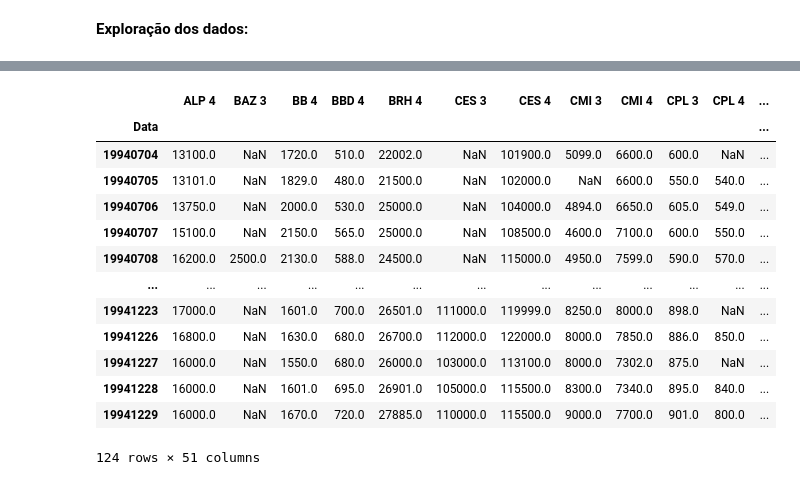
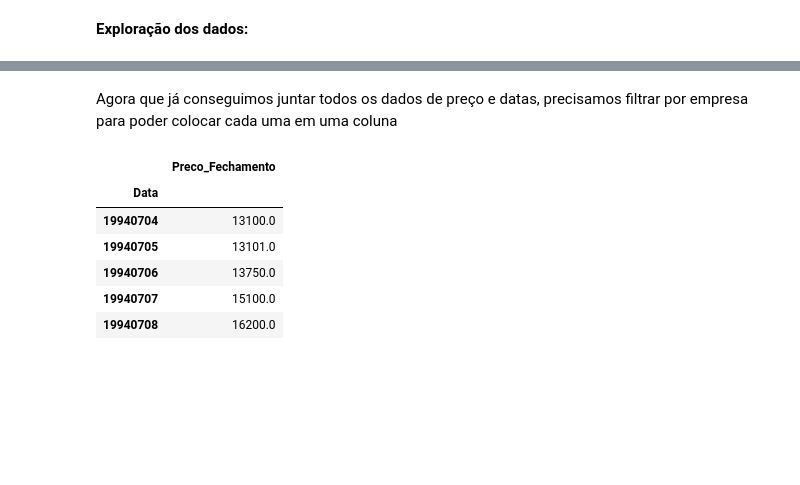
Before and after one commit to deboraaires/analise_Ibovespa, a Jupyter notebook: Análise_do_IBOVESPA.ipynb, the cells around one changed output, grey strips where cells are left out. Saved outputs shown, nothing was run; the diff lists cells and outputs as text; code cells hidden in the pictures; blank space fills up the shorter version.

```diff
--- a/Análise_do_IBOVESPA.ipynb
+++ b/Análise_do_IBOVESPA.ipynb
@@ -951,20 +941,13 @@ B3_1994_Empresas_Preco.loc['ALP 4']
-# %%
-frames = [B3_1994_Empresas_Preco.loc[c] for c in Empresas]
-Precos_1994 = pd.concat(frames, axis=1, sort=False)
-Precos_1994.columns = Empresas
-Precos_1994
-# %% [output]
-|  | ALP 4 | BAZ 3 | BB 4 | BBD 4 | BRH 4 | CES 3 | CES 4 | CMI 3 | CMI 4 | CPL 3 | CPL 4 | ... |
-| Data |  |  |  |  |  |  |  |  |  |  |  | ... |
-| 19940704 | 13100.0 | NaN | 1720.0 | 510.0 | 22002.0 | NaN | 101900.0 | 5099.0 | 6600.0 | 600.0 | NaN | ... |
-| 19940705 | 13101.0 | NaN | 1829.0 | 480.0 | 21500.0 | NaN | 102000.0 | NaN | 6600.0 | 550.0 | 540.0 | ... |
-| 19940706 | 13750.0 | NaN | 2000.0 | 530.0 | 25000.0 | NaN | 104000.0 | 4894.0 | 6650.0 | 605.0 | 549.0 | ... |
-| 19940707 | 15100.0 | NaN | 2150.0 | 565.0 | 25000.0 | NaN | 108500.0 | 4600.0 | 7100.0 | 600.0 | 550.0 | ... |
-| 19940708 | 16200.0 | 2500.0 | 2130.0 | 588.0 | 24500.0 | NaN | 115000.0 | 4950.0 | 7599.0 | 590.0 | 570.0 | ... |
-| ... | ... | ... | ... | ... | ... | ... | ... | ... | ... | ... | ... | ... |
-| 19941223 | 17000.0 | NaN | 1601.0 | 700.0 | 26501.0 | 111000.0 | 119999.0 | 8250.0 | 8000.0 | 898.0 | NaN | ... |
-| 19941226 | 16800.0 | NaN | 1630.0 | 680.0 | 26700.0 | 112000.0 | 122000.0 | 8000.0 | 7850.0 | 886.0 | 850.0 | ... |
-| 19941227 | 16000.0 | NaN | 1550.0 | 680.0 | 26000.0 | 103000.0 | 113100.0 | 8000.0 | 7302.0 | 875.0 | NaN | ... |
-| 19941228 | 16000.0 | NaN | 1601.0 | 695.0 | 26901.0 | 105000.0 | 115500.0 | 8300.0 | 7340.0 | 895.0 | 840.0 | ... |
-| 19941229 | 16000.0 | NaN | 1670.0 | 720.0 | 27885.0 | 110000.0 | 115500.0 | 9000.0 | 7700.0 | 901.0 | 800.0 | ... |
-124 rows × 51 columns
+# %% [markdown]
+Agora que já conseguimos juntar todos os dados de preço e datas, precisamos filtrar por empresa para poder colocar cada uma em uma coluna
+# %%
+# o loc no caso de indice hierárquico, possibilita separar um slice dos dados por empresa
+B3_1994_Empresas_Preco.loc['ALP 4'].head()
+# %% [output]
+|  | Preco_Fechamento |
+| Data |  |
+| 19940704 | 13100.0 |
+| 19940705 | 13101.0 |
+| 19940706 | 13750.0 |
+| 19940707 | 15100.0 |
+| 19940708 | 16200.0 |
```
Also changed, not shown: parts of 15 cells of this notebook.
